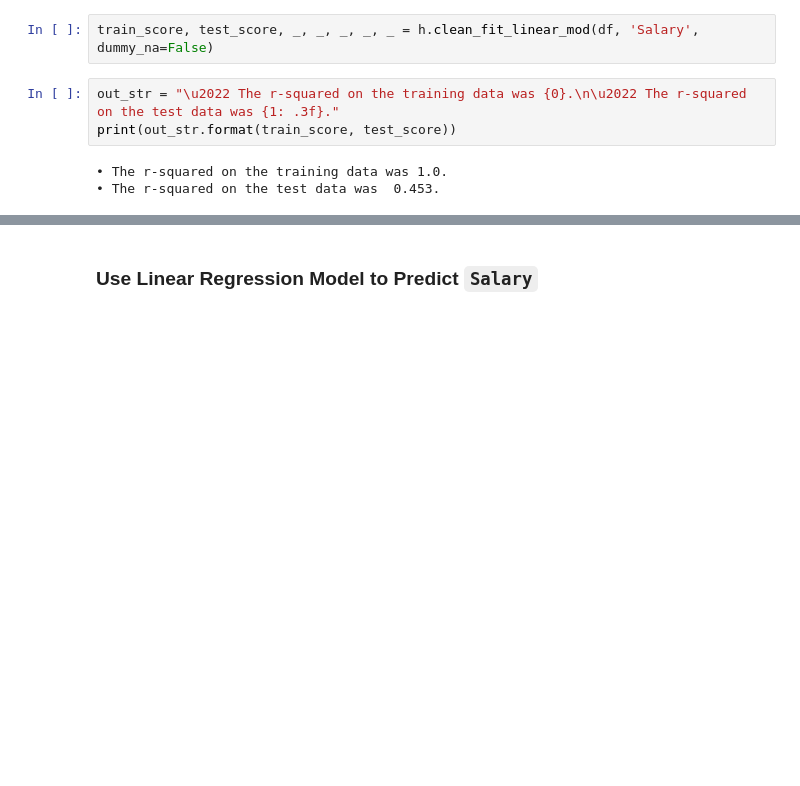
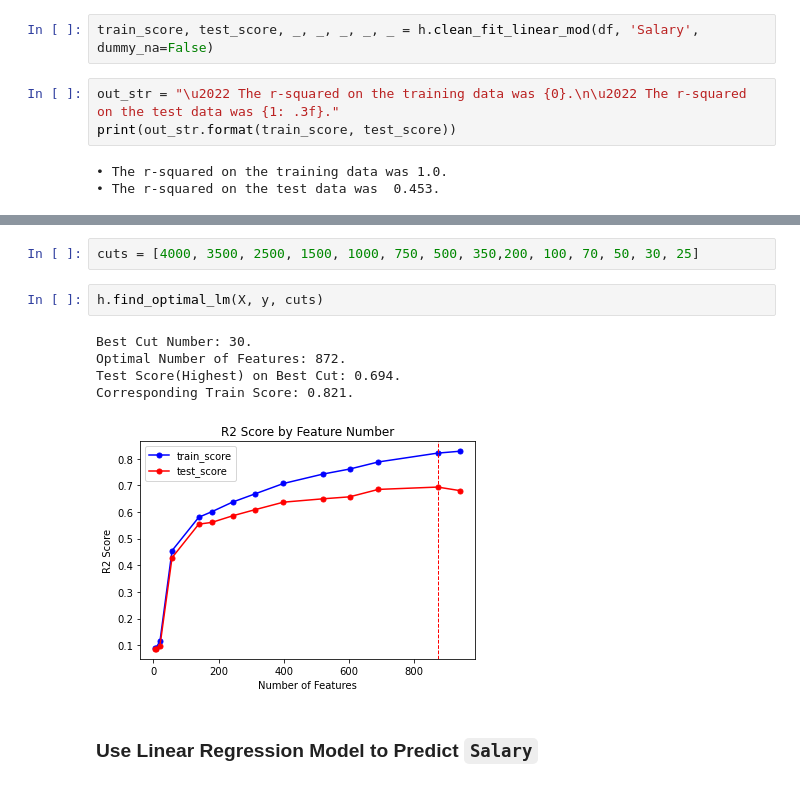
Before and after one commit to Alex-YuZ/SurveyDataAnalysis, a Jupyter notebook: SurveyDataAnalysis.ipynb, the cells around one changed output, grey strips where cells are left out. Saved outputs shown, nothing was run; the diff lists cells and outputs as text; blank space fills up the shorter version.

Commit message:
feat: Find the optimal num of features for prediction

```diff
--- a/SurveyDataAnalysis.ipynb
+++ b/SurveyDataAnalysis.ipynb
@@ -1250,2 +1441,12 @@ The above result is highly likely due to **Over-fitting**!
+# %%
+cuts = [4000, 3500, 2500, 1500, 1000, 750, 500, 350,200, 100, 70, 50, 30, 25]
+# %%
+h.find_optimal_lm(X, y, cuts)
+# %% [output]
+Best Cut Number: 30.
+Optimal Number of Features: 872.
+Test Score(Highest) on Best Cut: 0.694.
+Corresponding Train Score: 0.821.
+[figure, added]
 # %% [markdown]
 ### Use Linear Regression Model to Predict `Salary`
```
Also changed, not shown: parts of 14 cells of this notebook, 1 other file.
